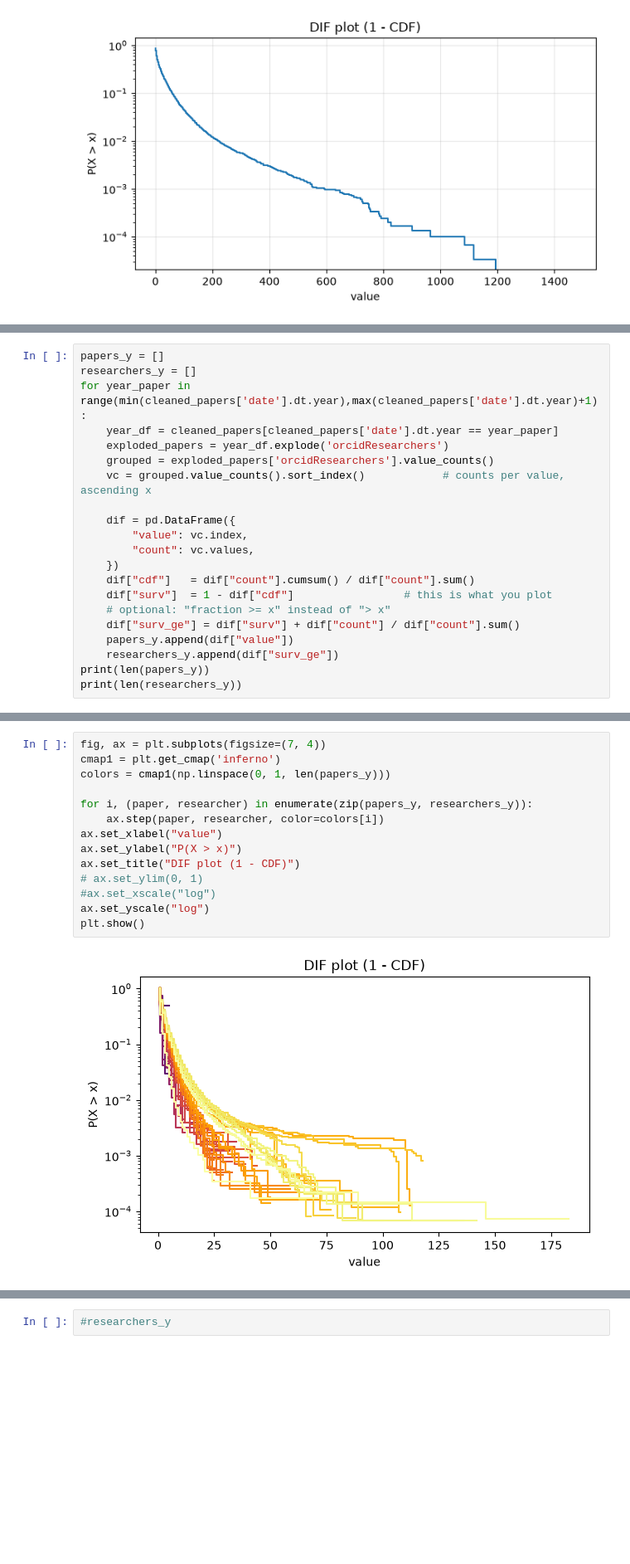
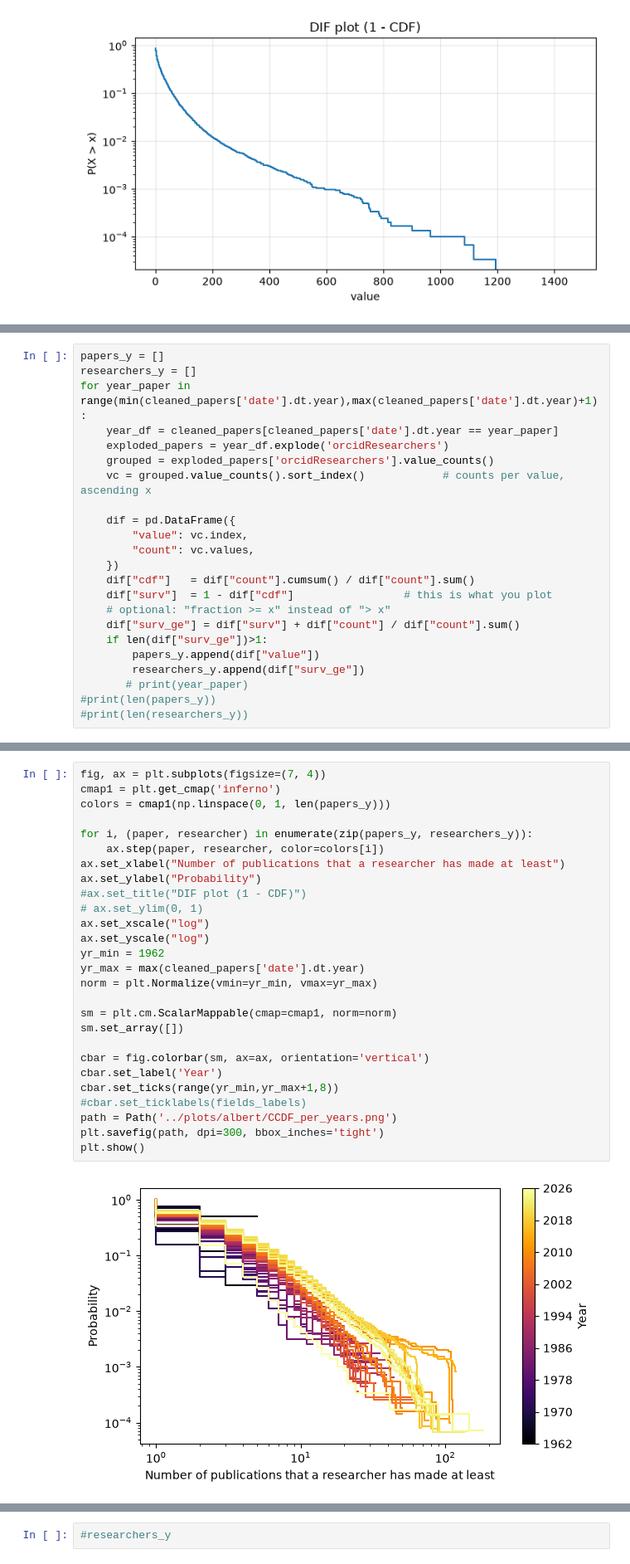
Before and after one commit to AdriRed/science-squared-avbd, a Jupyter notebook: notebooks/07_albert_author_publications_per_year_plots.ipynb, the cells around one changed output, grey strips where cells are left out. Shown at 83% size. Saved outputs shown, nothing was run; the diff lists cells and outputs as text; blank space fills up the shorter version.

```diff
--- a/notebooks/07_albert_author_publications_per_year_plots.ipynb
+++ b/notebooks/07_albert_author_publications_per_year_plots.ipynb
@@ -163,7 +133,9 @@ for year_paper in range(min(cleaned_papers['date'].dt.year),max(cleaned_papers['
     dif["surv"]  = 1 - dif["cdf"]                 # this is what you plot
     # optional: "fraction >= x" instead of "> x"
     dif["surv_ge"] = dif["surv"] + dif["count"] / dif["count"].sum()
-    papers_y.append(dif["value"])
-    researchers_y.append(dif["surv_ge"])
-print(len(papers_y))
-print(len(researchers_y))
+    if len(dif["surv_ge"])>1:
+        papers_y.append(dif["value"])
+        researchers_y.append(dif["surv_ge"])
+       # print(year_paper)
+#print(len(papers_y))
+#print(len(researchers_y))
@@ -173,16 +142,29 @@ print(len(researchers_y))
 # %%
 fig, ax = plt.subplots(figsize=(7, 4))
 cmap1 = plt.get_cmap('inferno')
 colors = cmap1(np.linspace(0, 1, len(papers_y)))
 
 for i, (paper, researcher) in enumerate(zip(papers_y, researchers_y)):
     ax.step(paper, researcher, color=colors[i])
-ax.set_xlabel("value")
-ax.set_ylabel("P(X > x)")
-ax.set_title("DIF plot (1 - CDF)")
+ax.set_xlabel("Number of publications that a researcher has made at least")
+ax.set_ylabel("Probability")
+#ax.set_title("DIF plot (1 - CDF)")
 # ax.set_ylim(0, 1)
-#ax.set_xscale("log")
+ax.set_xscale("log")
 ax.set_yscale("log")
+yr_min = 1962
+yr_max = max(cleaned_papers['date'].dt.year)
+norm = plt.Normalize(vmin=yr_min, vmax=yr_max)
+
+sm = plt.cm.ScalarMappable(cmap=cmap1, norm=norm)
+sm.set_array([])
+
+cbar = fig.colorbar(sm, ax=ax, orientation='vertical')
+cbar.set_label('Year')
+cbar.set_ticks(range(yr_min,yr_max+1,8))
+#cbar.set_ticklabels(fields_labels)
+path = Path('../plots/albert/CCDF_per_years.png')
+plt.savefig(path, dpi=300, bbox_inches='tight')
 plt.show()
 # %% [output]
-[figure, old version]
+[figure, new version]
```
Also changed, not shown: parts of 12 cells of this notebook, 5 other files.
